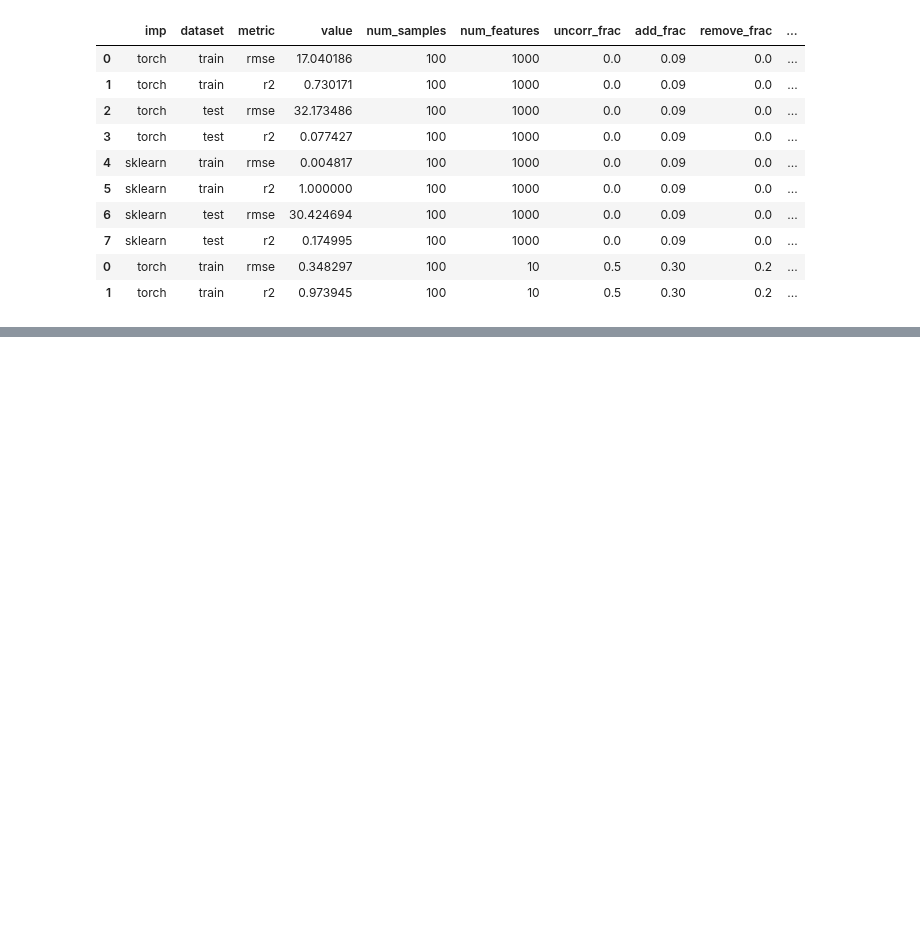
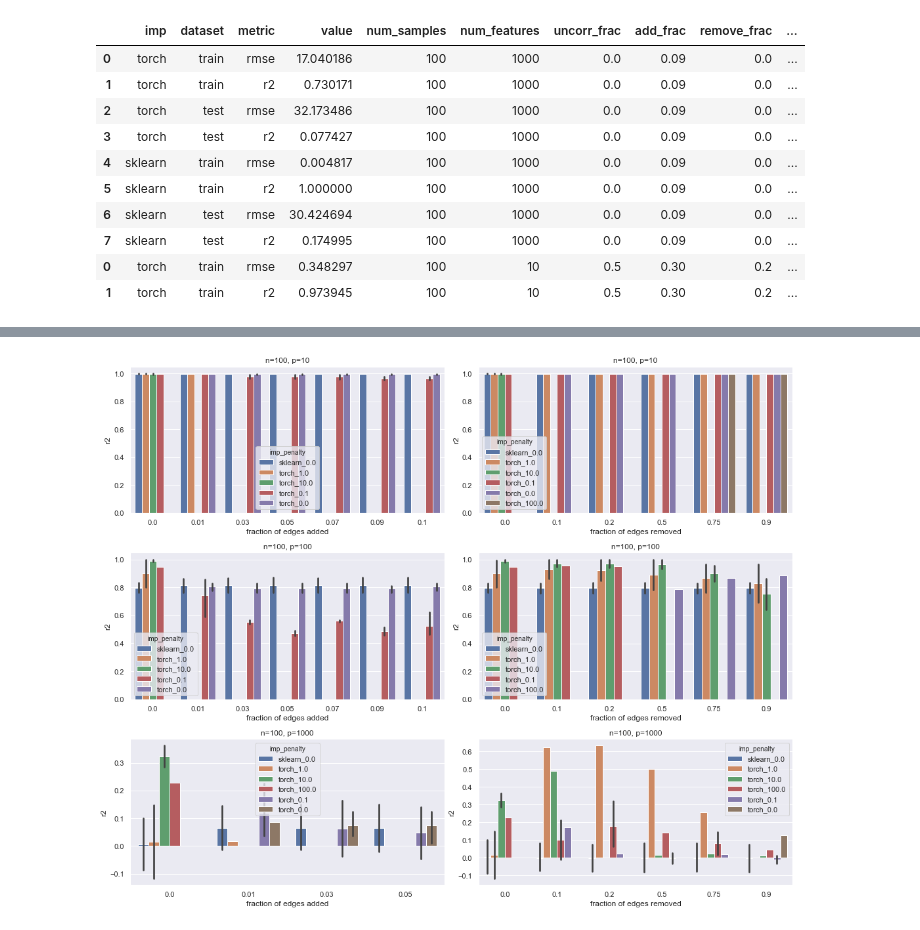
Before and after one commit to jjc2718/netreg, a Jupyter notebook: simdata/edge_analysis.ipynb, the cells around one changed output, grey strips where cells are left out. Cells and saved outputs as stored; diff of their text form; code cells hidden in the pictures; blank space fills up the shorter version.

```diff
--- a/simdata/edge_analysis.ipynb
+++ b/simdata/edge_analysis.ipynb
@@ -103,0 +284,9 @@ plt.tight_layout()
+# %%
+metrics_df_filtered = metrics_df[(metrics_df['dataset'] == 'test') &
+                                 (metrics_df['metric'] == metric) &
+                                 (metrics_df['network_penalty'] == True)].copy()
+metrics_df_filtered.set_index(keys=['imp', 'num_samples', 'num_features', 'uncorr_frac', 'add_frac', 'remove_frac', 'seed'], inplace=True)
+metrics_df_filtered.drop(columns=['network_penalty'], inplace=True)
+metrics_df_filtered.sort_index(inplace=True)
+print(len(metrics_df_filtered))
+metrics_df_filtered.head(n=5)
@@ -103,0 +302,8 @@ plt.tight_layout()
+# %%
+# left join, replace missing network penalty with 0
+join_df = metrics_df_filtered.join(results_df, how='left')
+join_df.reset_index(inplace=True)
+join_df.fillna(value=0.0, inplace=True)
+join_df['imp_penalty'] = join_df.apply(lambda row: '{}_{}'.format(row['imp'], row['network_penalty']), axis=1)
+print(len(join_df))
+join_df[join_df['imp'] == 'sklearn'].head(n=5)
@@ -103,0 +318,40 @@ plt.tight_layout()
+# %%
+import matplotlib.pyplot as plt
+import seaborn as sns
+
+num_samples = 100
+p_uncorr_frac = 0.1
+add_fracs = np.unique(join_df['add_frac'].values)
+remove_fracs = np.unique(join_df['remove_frac'].values)
+
+sns.set()
+fig, axarr = plt.subplots(3, 2)
+fig.set_figwidth(15)
+fig.set_figheight(12)
+
+for i, num_feats in enumerate((10, 100, 1000)):
+    # line plot over add_fracs with remove_frac = 0
+    ax1 = axarr[i, 0]
+    filter_df = join_df[(join_df['num_samples'] == num_samples) &
+                        (join_df['num_features'] == num_feats) &
+                        (join_df['uncorr_frac'] == p_uncorr_frac) &
+                        (join_df['remove_frac'] == 0.0)]
+    # filter for parameter values
+    sns.barplot(data=filter_df, x='add_frac', y='value', hue='imp_penalty', ax=ax1)
+    ax1.set_title('n={}, p={}'.format(num_samples, num_feats))
+    ax1.set_xlabel('fraction of edges added')
+    ax1.set_ylabel(metric)
+    # line plot over remove_fracs with add_frac = 0
+    ax2 = axarr[i, 1]
+    filter_df = join_df[(join_df['num_samples'] == num_samples) &
+                        (join_df['num_features'] == num_feats) &
+                        (join_df['uncorr_frac'] == p_uncorr_frac) &
+                        (join_df['add_frac'] == 0.0)]
+    sns.barplot(data=filter_df, x='remove_frac', y='value', hue='imp_penalty', ax=ax2)
+    ax2.set_title('n={}, p={}'.format(num_samples, num_feats))
+    ax2.set_xlabel('fraction of edges removed')
+    ax2.set_ylabel(metric)
+
+plt.tight_layout()
+# %% [output]
+[figure, added]
```
Also changed, not shown: parts of 8 cells of this notebook.
